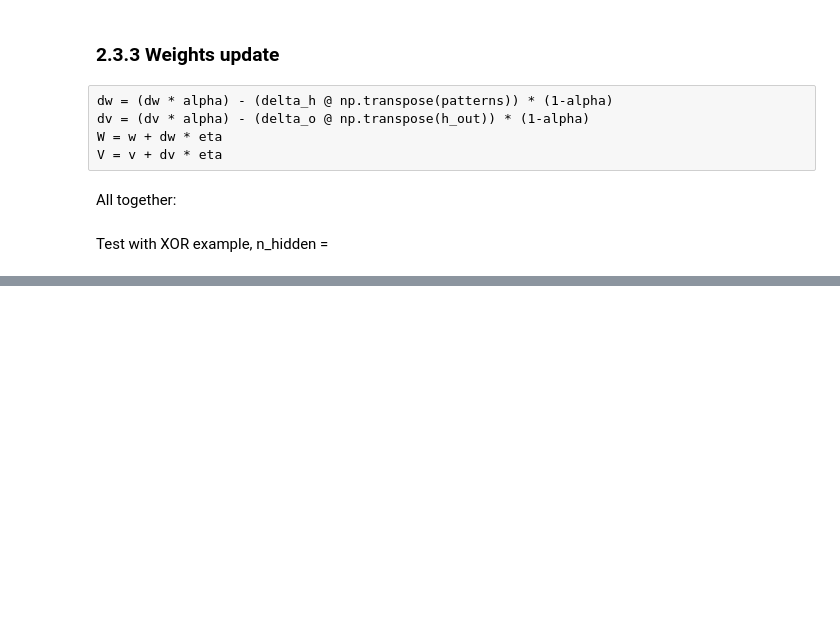
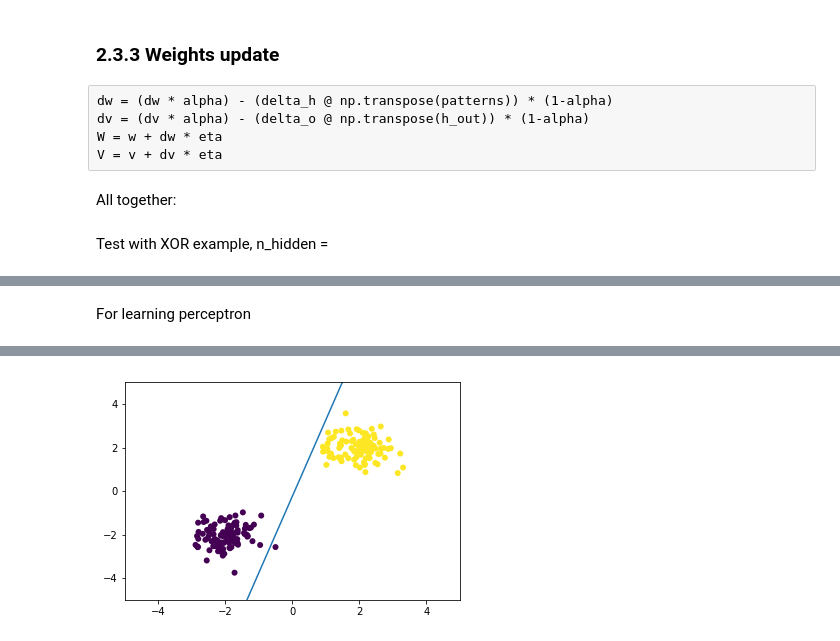
Before and after one commit to romainrey/ANN_DD2437, a Jupyter notebook: Labs_Code/Romain/Labs1.ipynb, the cells around one changed output, grey strips where cells are left out. Saved outputs shown, nothing was run; the diff lists cells and outputs as text; code cells hidden in the pictures; blank space fills up the shorter version.

```diff
--- a/Labs_Code/Romain/Labs1.ipynb
+++ b/Labs_Code/Romain/Labs1.ipynb
@@ -159,0 +231,9 @@ After computation o_out:
+# %%
+weights = initialize_weights(n_row = 1, n_col = 3)
+eta = 0.001
+dataset_biais = with_biais(np.transpose(dataset))
+
+new_weights_lp, error_lp, weights_list_lp = learning_perceptron_epochs(epochs = 20, patterns= dataset_biais,
+                                                      targets=classes,weights= weights,eta=eta)
+new_weights_dr, error_dr, weights_list_dr = delta_rule_epochs_2(epochs = 20, patterns= dataset_biais,
+                                                      targets=classes,weights= weights,eta=eta)
@@ -159,0 +242,38 @@ After computation o_out:
+# %%
+def from_Weights_List_To_Points(weights_list, x_lim_min, x_lim_max):
+    y_min =  np.array(-weights_list[:,2]/weights_list[:,1] - x_lim_min*weights_list[:,0]/weights_list[:,1])
+    y_max =  np.array(-weights_list[:,2]/weights_list[:,0] - x_lim_max*weights_list[:,0]/weights_list[:,1])
+    x_min = np.array(x_lim_min*np.ones(len(y_min)))
+    x_max = np.array(x_lim_max*np.ones(len(y_max)))
+    return(x_min,x_max,y_min,y_max)
+
+x_min_lp, x_max_lp, y_min_lp, y_max_lp = from_Weights_List_To_Points(weights_list_lp, -5, 5)
+x_min_dr, x_max_dr, y_min_dr, y_max_dr = from_Weights_List_To_Points(weights_list_dr, -5, 5)
+# %%
+import matplotlib.animation as animation
+from IPython.display import HTML
+plt.rcParams['animation.ffmpeg_path'] = 'C:/FFmpeg/bin/ffmpeg'
+
+def animation_lines(x_min, x_max, y_min, y_max):
+    fig, ax = plt.subplots()
+
+    #x = np.arange(0, 2*np.pi, 0.01)
+    #line = ax.plot([x_min[0], x_max[0]], [y_min[0], y_max[0]])
+
+    def animate(i):
+        ax.clear()
+        ax.scatter(x = dataset[:,0], y = dataset[:,1], c=classes, label=classes, edgecolors='none')
+        ax.set_xlim(left=-5, right = 5)
+        ax.set_ylim(bottom=-5, top = 5)
+        line = ax.plot([x_min[i], x_max[i]], [y_min[i], y_max[i]])  # update the data
+        return line
+
+
+
+    ani = animation.FuncAnimation(fig, animate, len(y_min), interval=1000, blit=True)
+    return(HTML(ani.to_html5_video()))
+# %% [markdown]
+For learning perceptron
+# %%
+animation_lines(x_min_lp, x_max_lp, y_min_lp, y_max_lp)
+# %% [output]
@@ -159,0 +281 @@ After computation o_out:
+[figure, added]
```
Also changed, not shown: parts of 21 cells of this notebook.
